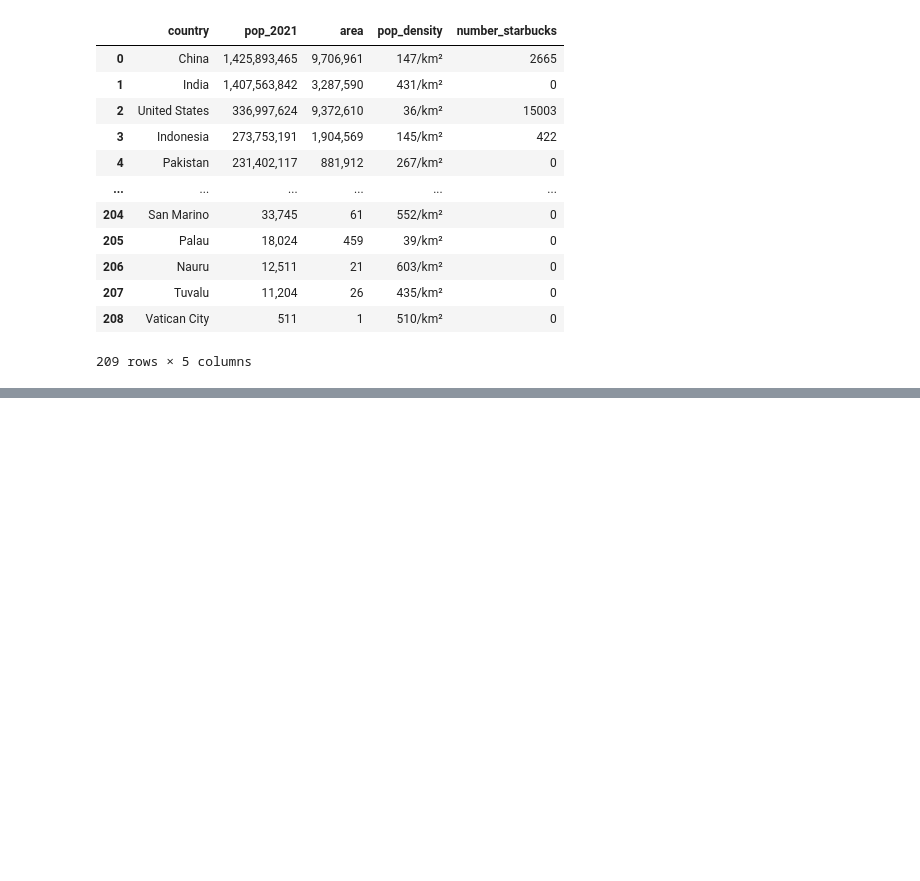
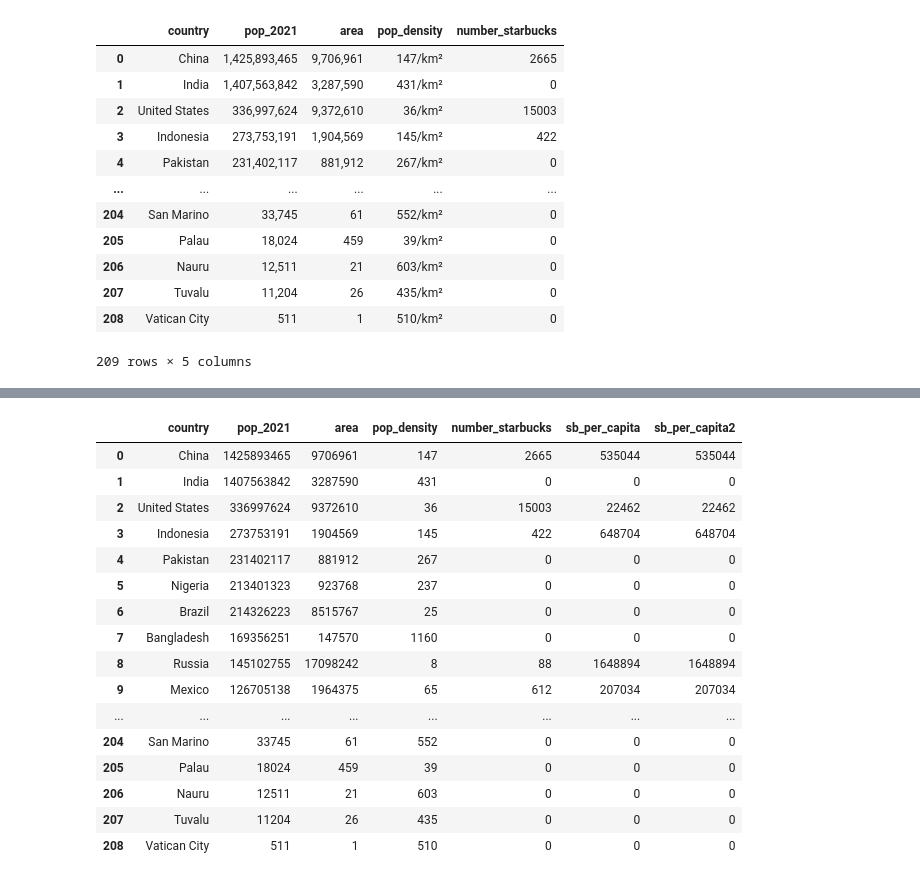
Before and after one commit to hollyjanedalton/final_ironhack_project, a Jupyter notebook: country_pop.ipynb, the cells around one changed output, grey strips where cells are left out. Drawn from its saved outputs; the diff is of its cells as text; code cells hidden in the pictures; blank space fills up the shorter version.

Commit message:
Cleaned per capita dataframe

```diff
--- a/country_pop.ipynb
+++ b/country_pop.ipynb
@@ -569,0 +952,3 @@ pop_df
+# %%
+add_capita['sb_per_capita'] = add_capita['sb_per_capita'].astype(float)
+add_capita.dtypes
@@ -569,0 +983,2 @@ pop_df
+# %%
+add_capita['sb_per_capita'] = add_capita['sb_per_capita'].apply(format_float)
@@ -569,0 +1015,30 @@ pop_df
+# %%
+#build a function that turns per capita from a object into a float, and then rounds it to whole number
+
+def capita_num(x):
+    y= x.split(".")[0]
+    #column.astype(int)
+
+    return y
+# %%
+add_capita['sb_per_capita'] = add_capita['sb_per_capita'].apply(capita_num)
+# %%
+add_capita
+# %% [output]
+|  | country | pop_2021 | area | pop_density | number_starbucks | sb_per_capita | sb_per_capita2 |
+| 0 | China | 1425893465 | 9706961 | 147 | 2665 | 535044 | 535044 |
+| 1 | India | 1407563842 | 3287590 | 431 | 0 | 0 | 0 |
+| 2 | United States | 336997624 | 9372610 | 36 | 15003 | 22462 | 22462 |
+| 3 | Indonesia | 273753191 | 1904569 | 145 | 422 | 648704 | 648704 |
+| 4 | Pakistan | 231402117 | 881912 | 267 | 0 | 0 | 0 |
+| 5 | Nigeria | 213401323 | 923768 | 237 | 0 | 0 | 0 |
+| 6 | Brazil | 214326223 | 8515767 | 25 | 0 | 0 | 0 |
+| 7 | Bangladesh | 169356251 | 147570 | 1160 | 0 | 0 | 0 |
+| 8 | Russia | 145102755 | 17098242 | 8 | 88 | 1648894 | 1648894 |
+| 9 | Mexico | 126705138 | 1964375 | 65 | 612 | 207034 | 207034 |
+| ... | ... | ... | ... | ... | ... | ... | ... |
+| 204 | San Marino | 33745 | 61 | 552 | 0 | 0 | 0 |
+| 205 | Palau | 18024 | 459 | 39 | 0 | 0 | 0 |
+| 206 | Nauru | 12511 | 21 | 603 | 0 | 0 | 0 |
+| 207 | Tuvalu | 11204 | 26 | 435 | 0 | 0 | 0 |
+| 208 | Vatican City | 511 | 1 | 510 | 0 | 0 | 0 |
```
Also changed, not shown: parts of 40 cells of this notebook, 1 other file.
